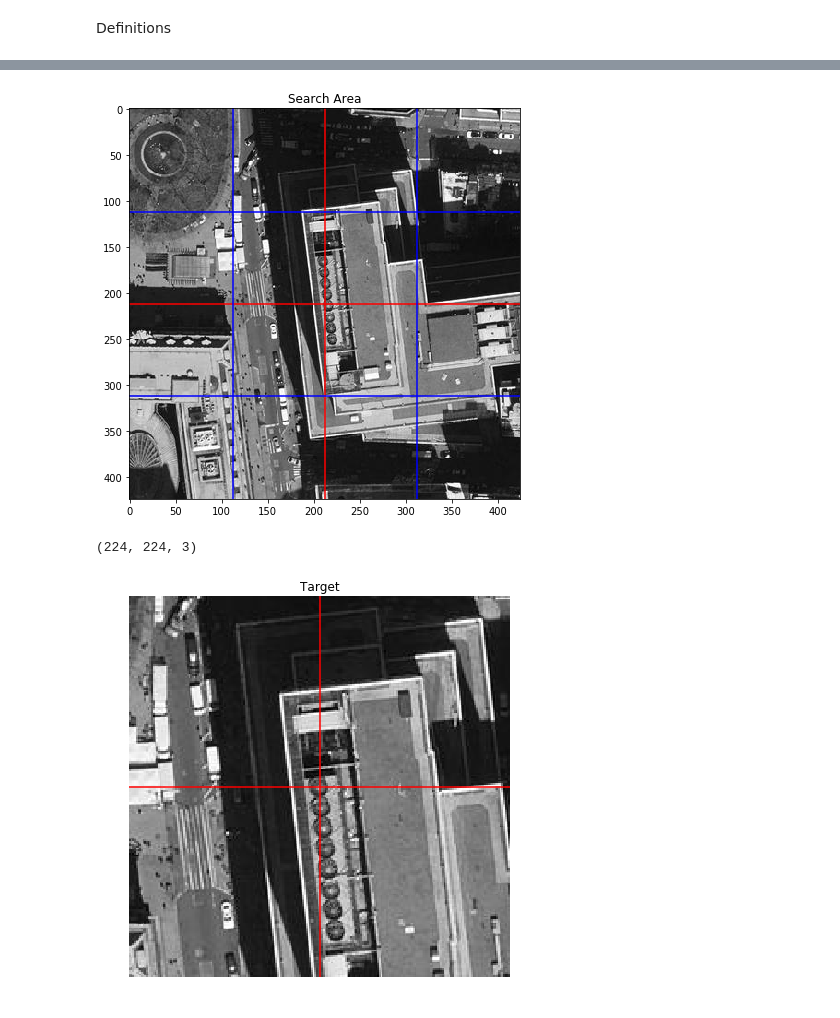
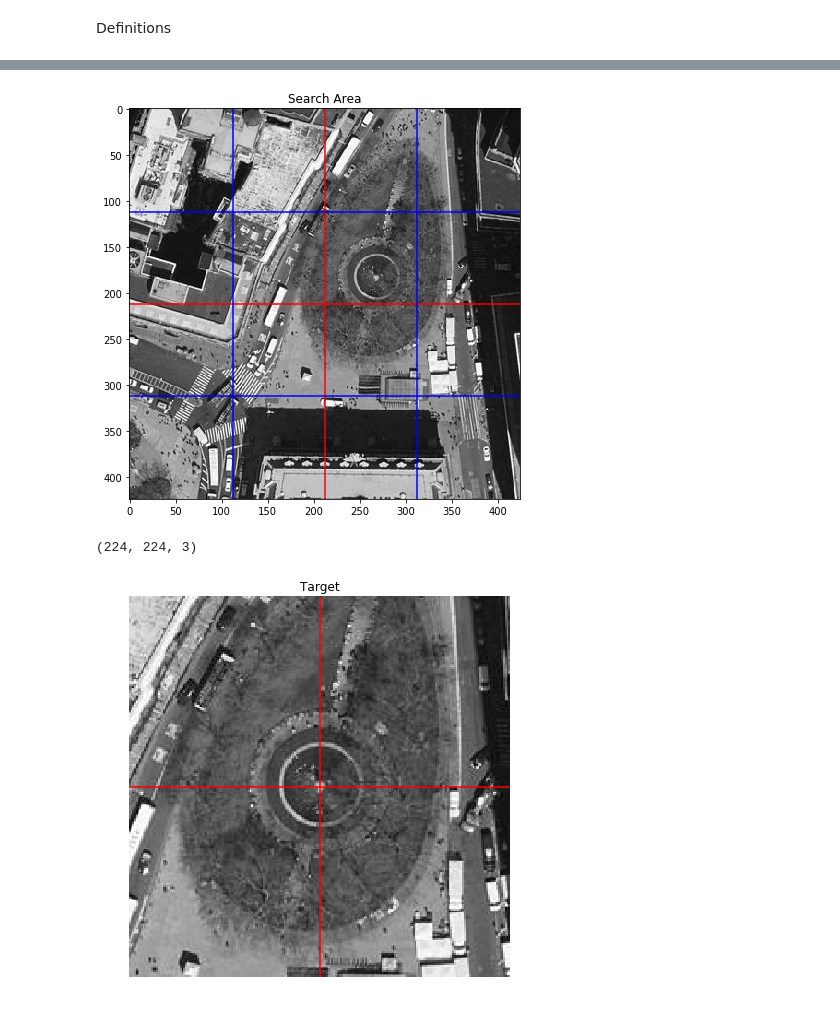
Before and after one commit to eric220/New_York, a Jupyter notebook: New_York_Search.ipynb, the cells around one changed output, grey strips where cells are left out. Drawn from its saved outputs; the diff is of its cells as text; code cells hidden in the pictures.

```diff
--- a/New_York_Search.ipynb
+++ b/New_York_Search.ipynb
@@ -153,13 +143,13 @@ est_location = 200
 half_est_location = int(est_location * .5)
 # %%
 #actual locations, random locations, pix locations are visual points of interest
-pix_x, pix_y = 639, 750
-#pix_x, pix_y = 465, 635
+#pix_x, pix_y = 639, 750
+pix_x, pix_y = 465, 635
 #pix_x, pix_y = 1211, 1038
 rand_pix_x = np.random.randint(pix_x - half_est_location, pix_x + half_est_location)
 rand_pix_y = np.random.randint(pix_y - half_est_location, pix_y + half_est_location)
-x_start_num, x_finish_num, y_start_num, y_finish_num= start_lines(pix_x, pix_y)
-rand_x_start, rand_x_fin, rand_y_start, rand_y_fin = start_lines(rand_pix_x, rand_pix_y)
+x_start_num, x_finish_num, y_start_num, y_finish_num= utils.start_lines(pix_x, pix_y)
+rand_x_start, rand_x_fin, rand_y_start, rand_y_fin = utils.start_lines(rand_pix_x, rand_pix_y)
 # %%
 #return subarray (tee_ny) from full image, arbitrarily chosen
 tee_ny = full_img[8250: 10250, 5000:  7000, :]
@@ -187,20 +177,20 @@ plt.axhline(y = 212 - 100, color = 'blue')
 #plt.axis('off')
 plt.imshow(search_img);
 # %% [output]
-[figure, old version]
+[figure, new version]
 # %%
 #Target Image and target to predict
-x_img_array = get_img_slice(tee_ny, x_start_num, y_start_num, model_width)
+x_img_array = utils.get_img_slice(tee_ny, x_start_num, y_start_num, model_width)
 print(x_img_array.shape)
 x_img = image.array_to_img(x_img_array)
 goal_pred = get_pred(x_img)
 plt.figure(figsize = (7,7))
 plt.title('Target')
 plt.axvline(x= model_width * .5, color= 'red')
 plt.axhline(y= model_width * .5, color= 'red')
 plt.axis('off')
 plt.imshow(x_img);
 # %% [output]
 (224, 224, 3)
-[figure, old version]
+[figure, new version]
 # %%
```
Also changed, not shown: parts of 19 cells of this notebook, 2 other files.
